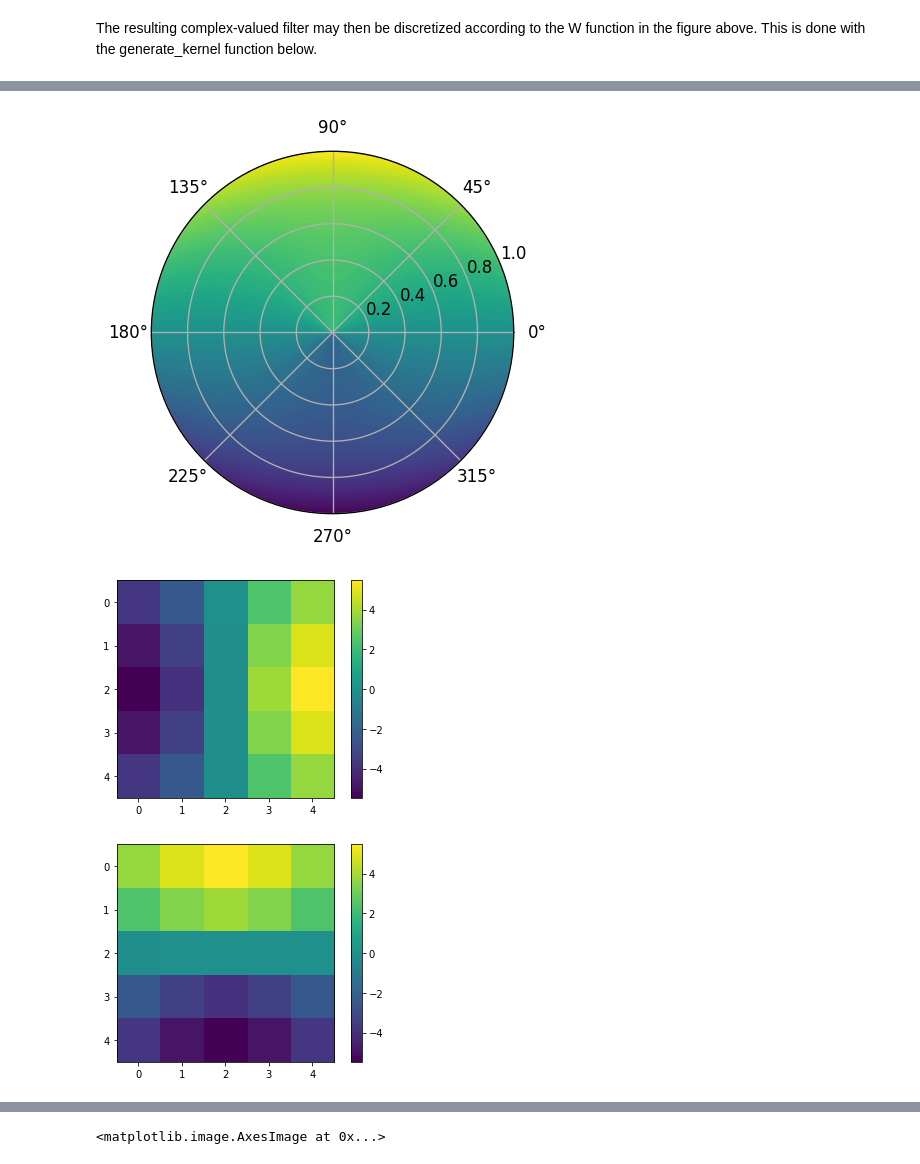
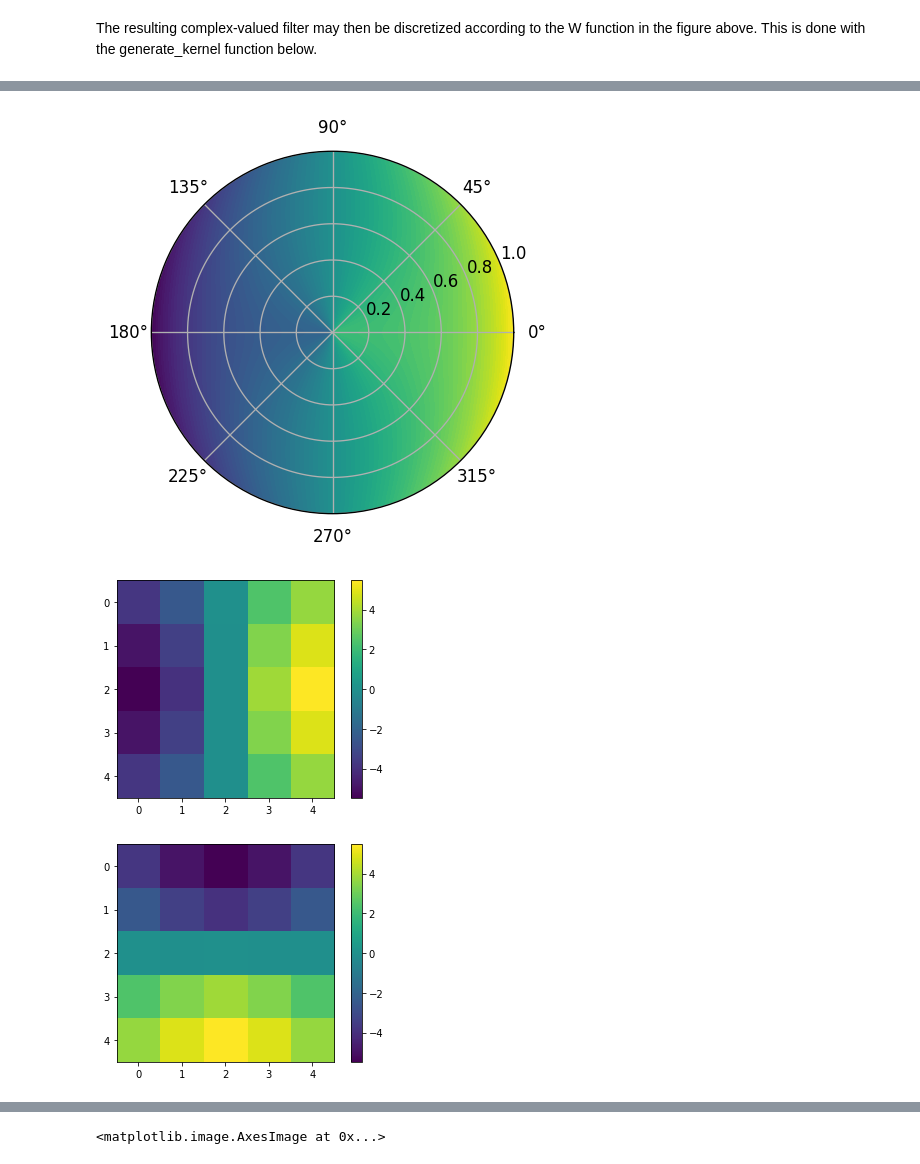
Before and after one commit to UMT-CSCI-591-Deep-Learning-2022/HNET_exercises, a Jupyter notebook: HNET.ipynb, the cells around one changed output, grey strips where cells are left out. Saved outputs shown, nothing was run; the diff lists cells and outputs as text; code cells hidden in the pictures.

```diff
--- a/HNET.ipynb
+++ b/HNET.ipynb
@@ -94,7 +96,7 @@ def visualize_polar_filter(radial_profile, order, offset):
 
   # TODO: What functions 'f' should be in the list below?
   # HINT: Think Euler's identity
-  for f in [None, None]:
+  for f in [np.sin,np.cos]:
     full_function = f(order*thetamesh - offset)*radial_profile(rmesh)
 
     fig,ax = plt.subplots(dpi=120,subplot_kw=dict(projection='polar'))
@@ -107,7 +109,4 @@ def visualize_radial_profile(f):
   plt.plot(X,y)
 
 def R(r):
-  return np.e**(r**2)
-
-visualize_radial_profile(R)
-visualize_polar_filter(R, 1, 0)
+  return np.e**(r**2 + r)
@@ -147,7 +151,7 @@ def generate_polar_filters(n_rings, n_angles, radial_profile, order):
 
   return tuple(polar_filters)
 
-polar_filter = generate_polar_filters(5, 12, edge_rp, 1)
+polar_filter = generate_polar_filters(5, 12, edge_rp, -1)
 # %% [markdown]
 The resulting complex-valued filter may then be discretized according to the W function in the figure above. This is done with the generate_kernel function below.
 # %%
@@ -189,7 +193,7 @@ def generate_kernel(kernel_size, polar_filter):
 
 discretized_kernel = generate_kernel(5, polar_filter)
 
-visualize_polar_filter(lambda r: np.e**(r**2), 1, 0)
+visualize_polar_filter(lambda r: np.e**(r**2), -1, 0)
 
 for k in discretized_kernel:
   fig, ax = plt.subplots()
@@ -201,6 +205,6 @@ for k in discretized_kernel:
-[figure, old version]
+[figure, new version]
 [figure]
-[figure, old version]
+[figure, new version]
 # %% [markdown]
 Above, we see the real and imaginary values of the continuous and discretized harmonic edge-filters.
 
```
Also changed, not shown: parts of 9 cells of this notebook.
